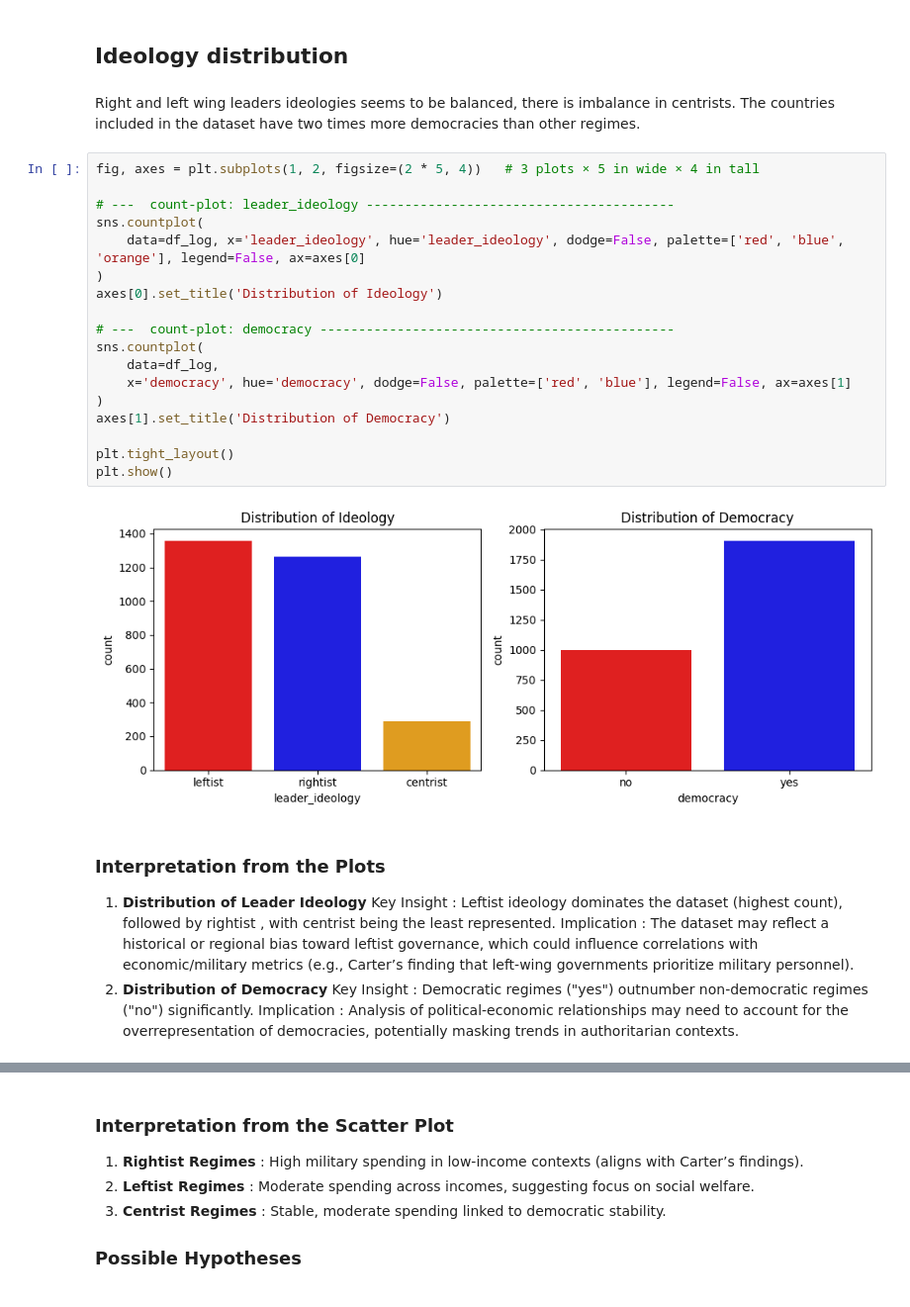
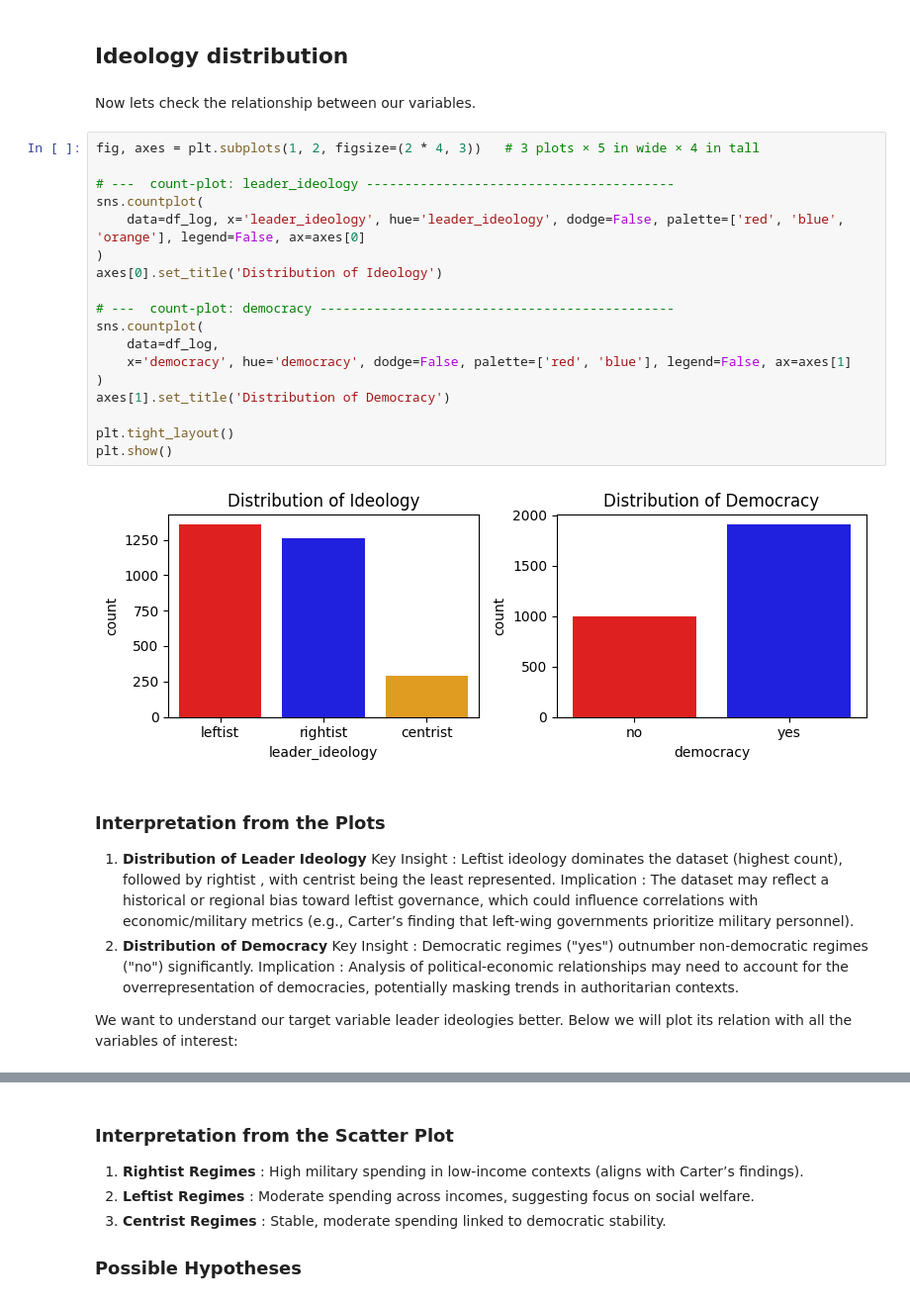
Before and after one commit to irmakoz1/ML1-HSLU, a Jupyter notebook: ML1-Project_TeamDraft_v2.ipynb, the cells around one changed output, grey strips where cells are left out. Shown at 99% size. Saved outputs shown, nothing was run; the diff lists cells and outputs as text.

```diff
--- a/ML1-Project_TeamDraft_v2.ipynb
+++ b/ML1-Project_TeamDraft_v2.ipynb
@@ -281,27 +253,28 @@ According to our correlation plot we have high correlation among some variables.
 # %% [markdown]
 ## Ideology distribution
 # %% [markdown]
-Right and left wing leaders ideologies seems to be balanced, there is imbalance in centrists. The countries included in the dataset have two times more democracies than other regimes.
+
+Now lets check the relationship between our variables.
 # %%
-fig, axes = plt.subplots(1, 2, figsize=(2 * 5, 4))   # 3 plots × 5 in wide × 4 in tall
+fig, axes = plt.subplots(1, 2, figsize=(2 * 4, 3))   # 3 plots × 5 in wide × 4 in tall
 
 # ---  count-plot: leader_ideology ----------------------------------------
 sns.countplot(
     data=df_log, x='leader_ideology', hue='leader_ideology', dodge=False, palette=['red', 'blue', 'orange'], legend=False, ax=axes[0]
 )
 axes[0].set_title('Distribution of Ideology')
 
 # ---  count-plot: democracy ----------------------------------------------
 sns.countplot(
     data=df_log,
     x='democracy', hue='democracy', dodge=False, palette=['red', 'blue'], legend=False, ax=axes[1]
 )
 axes[1].set_title('Distribution of Democracy')
 
 plt.tight_layout()
 plt.show()
 # %% [output]
-[figure, old version]
+[figure, new version]
 # %% [markdown]
 ### Interpretation from the Plots
 1. **Distribution of Leader Ideology**
@@ -312,4 +285,6 @@ Implication : The dataset may reflect a historical or regional bias toward lefti
 Key Insight :
 Democratic regimes ("yes") outnumber non-democratic regimes ("no") significantly.
 Implication : Analysis of political-economic relationships may need to account for the overrepresentation of democracies, potentially masking trends in authoritarian contexts.
+
+We want to understand our target variable leader ideologies better. Below we will plot its relation with all the variables of interest:
 # %%
```
Also changed, not shown: parts of 83 cells of this notebook, 8 other files.
